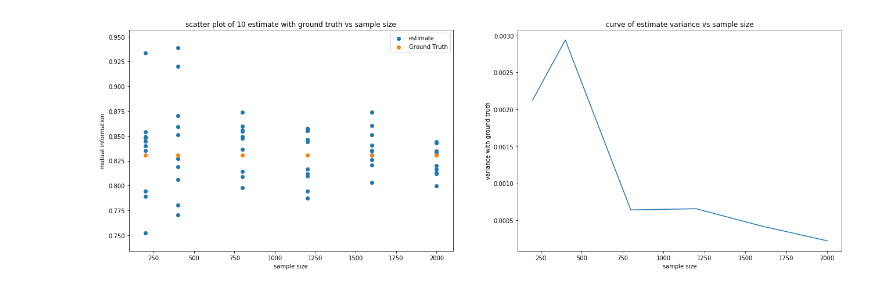
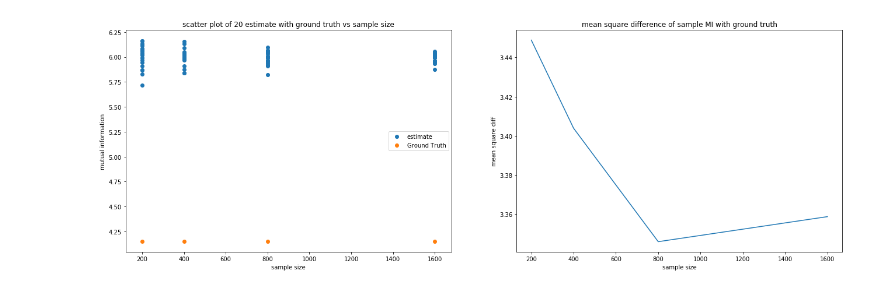
Before and after one commit to michaellimair/MINE-Entropy, a Jupyter notebook: MI Variance of Gaussian samples against sample size.ipynb, the cells around one changed output. Cells and saved outputs as stored; diff of their text form; code cells hidden in the pictures.

Commit message:
Bug fix I(x,y) handling for high dim data

```diff
--- a/MI Variance of Gaussian samples against sample size.ipynb
+++ b/MI Variance of Gaussian samples against sample size.ipynb
@@ -6,42 +6,48 @@ import numpy as np
 %matplotlib inline
 # %%
 np.random.seed(0)
-num_sample = 10
+num_sample = 20
 var = []
 GT = []
 MIs = []
 sample_sizes = []
-sample_size = [200, 400, 800, 1200, 1600, 2000]
+sample_size = [200, 400, 800, 1600]
+dim = 5
+mean = np.zeros(dim*2).tolist()
 rho = 0.9
 for i in range(len(sample_size)):
-    MG = Gaussian(sample_size=sample_size[i], rho=rho)
+    MG = Gaussian(sample_size=sample_size[i], rho=rho, mean=mean)
     diff = []
     GT.append(MG.ground_truth)
     for _ in range(num_sample):
         data = MG.data
         sample_sizes.append(sample_size[i])
-        MI = np.average([MG.I(X[0],X[1]) for X in data])
+        if dim==1:
+            MI = np.average([MG.I(X[0],X[1]) for X in data])
+        else:
+            MI = np.average([MG.I(X[0:dim],X[-dim:]) for X in data])
         diff.append((MI-GT)**2)
         MIs.append(MI)
     var.append(np.average(diff))
 # %%
 import matplotlib.pyplot as plt
 fig, ax = plt.subplots(1,2, figsize=(22, 7))
 
 axCur = ax[0]
 axCur.scatter(sample_sizes, MIs, label="estimate")
 axCur.scatter(sample_size, GT, label="Ground Truth")
 axCur.legend()
 axCur.set_title("scatter plot of {} estimate with ground truth vs sample size".format(num_sample))
 axCur.set_xlabel("sample size")
 axCur.set_ylabel("mutual information")
 
 axCur = ax[1]
 axCur.plot(sample_size, var)
-axCur.set_title("curve of estimate variance vs sample size")
+axCur.set_title("mean square difference of sample MI with ground truth")
 axCur.set_xlabel("sample size")
-axCur.set_ylabel("variance with ground truth")
+axCur.set_ylabel("mean square diff with ground truth")
+plt.savefig("{}-dim rho={} gaussian sample mi plot and mean-square-diff with ground truth.png".format(dim, rho))
 plt.show()
 plt.close()
 # %% [output]
-[figure, old version]
+[figure, new version]
```
Also changed, not shown: 4 other files.
